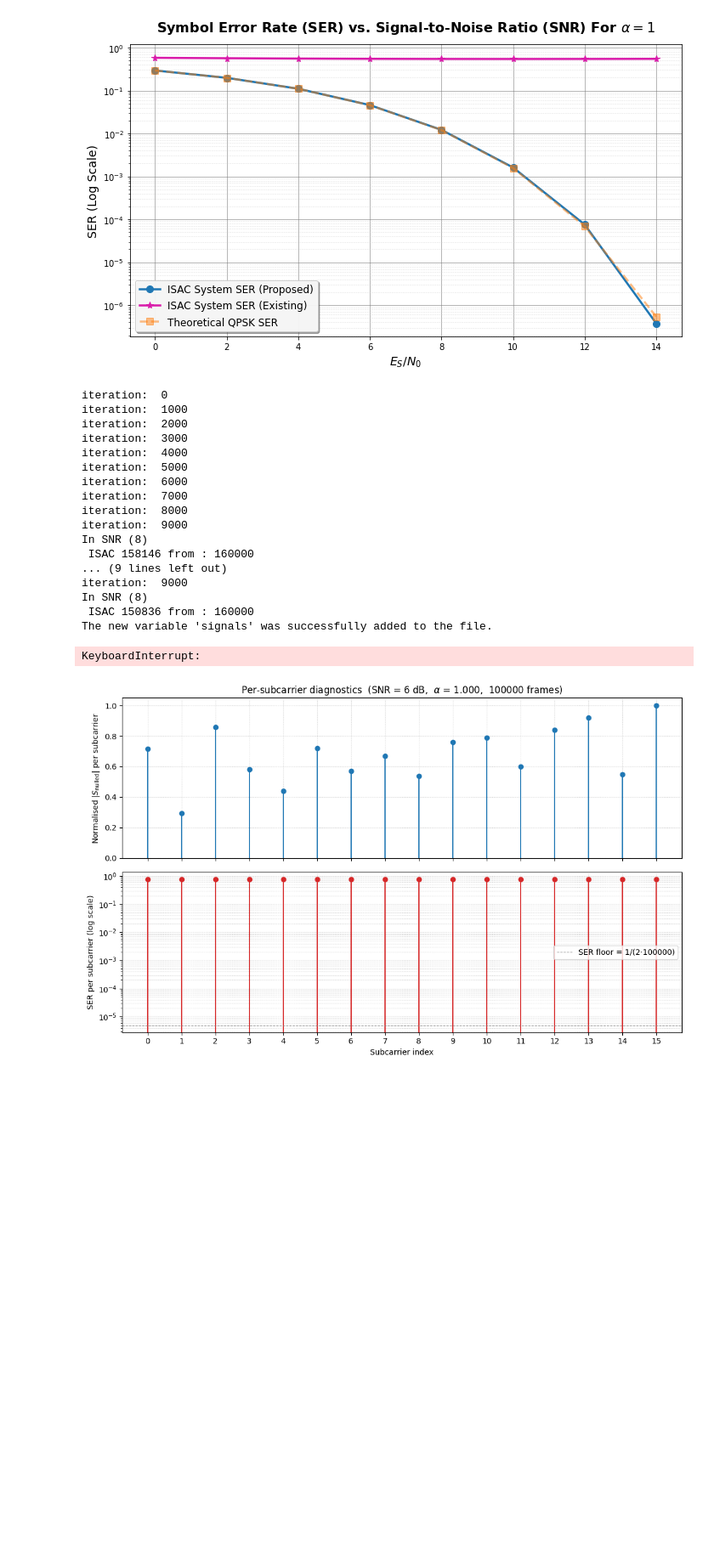
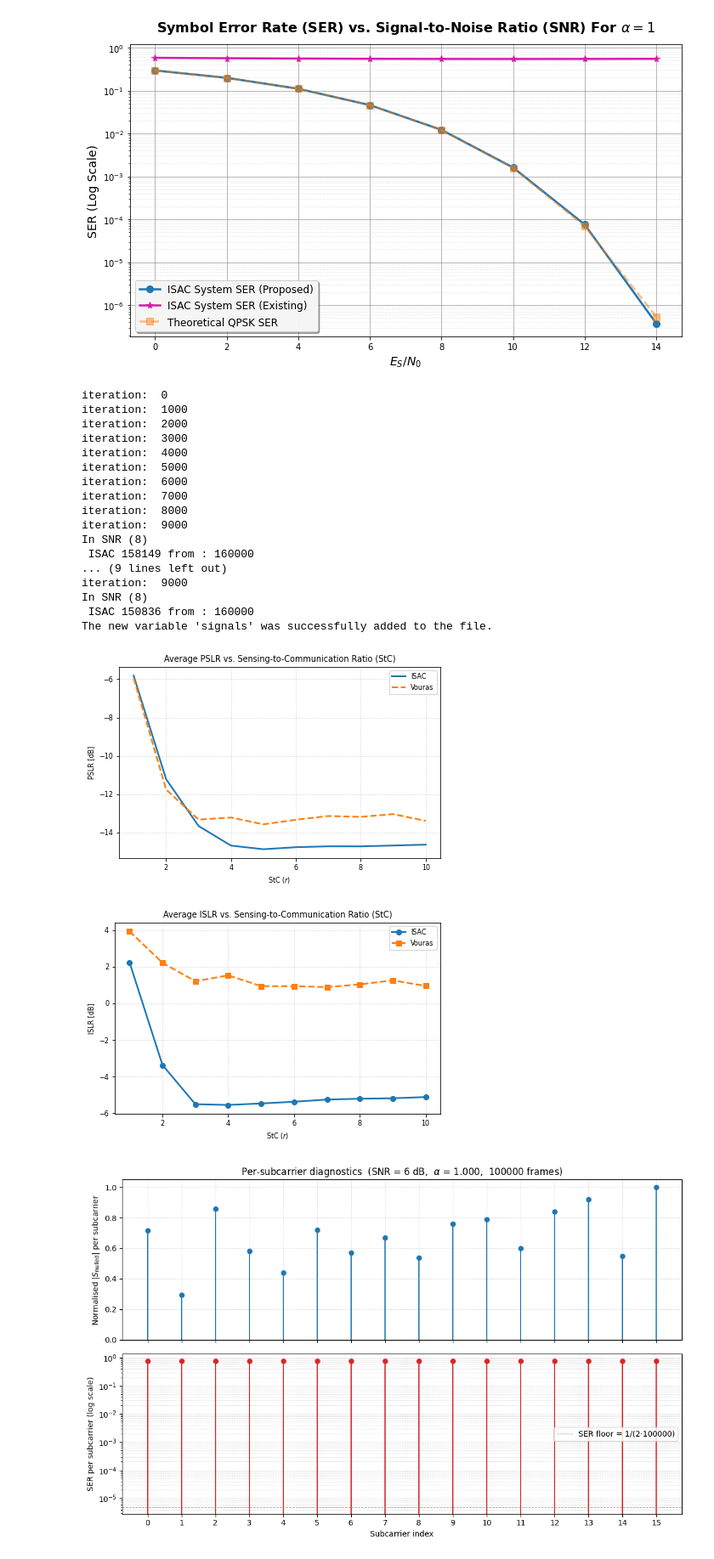
Before and after one commit to OriNik100/Spec_Null, a Jupyter notebook: ofdm_creation.ipynb, the cells around one changed output. Shown at 85% size. Cells and saved outputs as stored; diff of their text form; code cells hidden in the pictures; blank space fills up the shorter version.

```diff
--- a/ofdm_creation.ipynb
+++ b/ofdm_creation.ipynb
@@ -435,8 +435,8 @@ filename = 'simulation_results.npz'
 with np.load(filename) as existing_data:
     data_dict = dict(existing_data)
 
-data_dict['isac_siganl'] = isac_signal
-data_dict['vouras_siganl'] = vouras_signal
+data_dict['isac_signal'] = isac_signal
+data_dict['vouras_signal'] = vouras_signal
 # 3. שמירה מחדש של כל הנתונים (הישנים + החדש) לאותו קובץ
 # הוספת ** לפני המילון מפרקת אותו לארגומנטים ש- np.savez יודע לקרוא
 np.savez(filename, **data_dict)
@@ -454,13 +454,15 @@ iteration:  7000
 iteration:  8000
 iteration:  9000
 In SNR (8)
- ISAC 158146 from : 160000
+ ISAC 158149 from : 160000
 ... (9 lines left out)
 iteration:  9000
 In SNR (8)
  ISAC 150836 from : 160000
 The new variable 'signals' was successfully added to the file.
 # %%
+# PSLR and ISLR calculation
+
 import numpy as np
 import matplotlib.pyplot as plt
 
@@ -469,8 +471,11 @@ from PSLR_ISLR_ISAC import calculate_mf_pslr_islr_numpy
 
 np.random.seed(42)
 
-StC = [0.1, 1, 2, 3, 4, 5, 6]
-iterations = int(1e4) # Converted to integer for the loop range
+k = B / T
+chirp = np.exp(1j * np.pi * k * t**2)
+
+StC = np.arange(10) + 1
+iterations = int(10) # Converted to integer for the loop range
 
 # Properly initialize arrays using NumPy to avoid list append overhead/errors
 vouras_PSLR = np.zeros(len(StC))
@@ -504,6 +509,8 @@ for r_idx, r in enumerate(StC):
         # Calculate PSLR and ISLR in the linear power scale (db=False)
         isac_mf, isac_pslr, isac_islr = calculate_mf_pslr_islr_numpy(tx_isac, B=B, Fs=Fs, db=False)
         vouras_mf, vouras_pslr, vouras_islr = calculate_mf_pslr_islr_numpy(tx_vouras, B=B, Fs=Fs, db=False)
+        mf_orig_db, pslr_orig, islr_orig = calculate_mf_pslr_islr_numpy(chirp, B=B, Fs=Fs, db=False)
+
 
         # Accumulate the linear results for Vouras
         vouras_pslr_tot += vouras_pslr
@@ -528,39 +535,46 @@ vouras_PSLR_dB = 10 * np.log10(vouras_PSLR)
 vouras_ISLR_dB = 10 * np.log10(vouras_ISLR)
 
 isac_PSLR_dB = 10 * np.log10(isac_PSLR)
 isac_ISLR_dB = 10 * np.log10(isac_ISLR)
 
 # ==========================================
 # Plotting the Results
 # ==========================================
-plt.figure(figsize=(12, 5))
+plt.figure()
+plt.rcParams.update({'font.size': 8})
 
 # --- Plot 1: PSLR ---
-plt.subplot(1, 2, 1)
-plt.plot(StC, isac_PSLR_dB, marker='o', linewidth=2, label='ISAC')
-plt.plot(StC, vouras_PSLR_dB, marker='s', linewidth=2, linestyle='--', label='Vouras')
+plt.plot(StC, isac_PSLR_dB, linewidth=2, label='ISAC')
+plt.plot(StC, vouras_PSLR_dB, linewidth=2, linestyle='--', label='Vouras')
 plt.title('Average PSLR vs. Sensing-to-Communication Ratio (StC)')
 plt.xlabel('StC ($r$)')
 plt.ylabel('PSLR [dB]')
 plt.grid(True, linestyle=':', alpha=0.7)
 plt.legend()
+plt.tight_layout()
+plt.savefig("PSLR_16_Nulls.png", dpi=1000)
 
+
+
+plt.figure()
+plt.rcParams.update({'font.size': 8})
 # --- Plot 2: ISLR ---
-plt.subplot(1, 2, 2)
 plt.plot(StC, isac_ISLR_dB, marker='o', linewidth=2, label='ISAC')
 plt.plot(StC, vouras_ISLR_dB, marker='s', linewidth=2, linestyle='--', label='Vouras')
 plt.title('Average ISLR vs. Sensing-to-Communication Ratio (StC)')
 plt.xlabel('StC ($r$)')
 plt.ylabel('ISLR [dB]')
 plt.grid(True, linestyle=':', alpha=0.7)
 plt.legend()
 
 plt.tight_layout()
+plt.savefig("ISLR_16_Nulls.png", dpi=1000)
 plt.show()
 
 #TODO add the limit - the original chirp!
 # %% [output]
-KeyboardInterrupt:
+[figure, added]
+[figure, added]
 # %%
 # =====================================================================
 # Per-Subcarrier SER Analysis  (appended cell)
```
Also changed, not shown: parts of 3 cells of this notebook, 1 other file.
